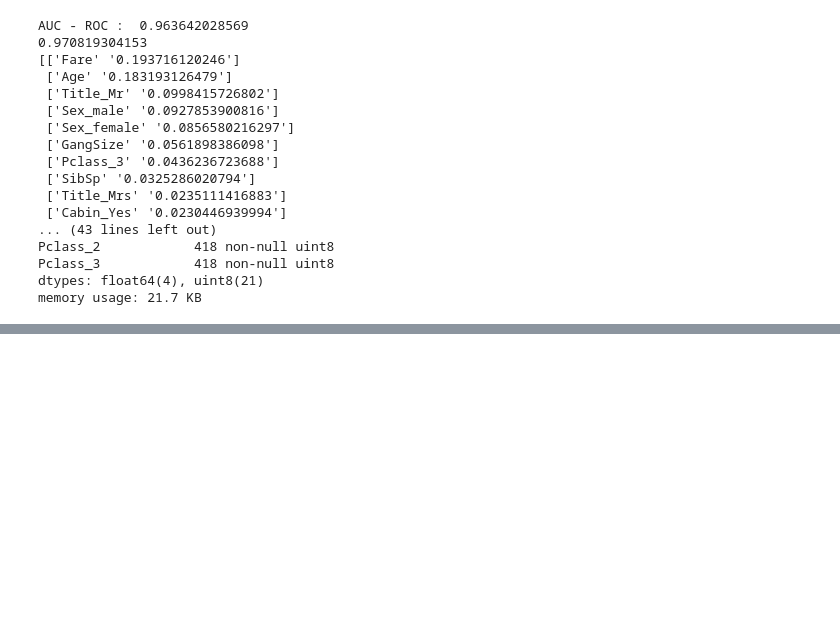
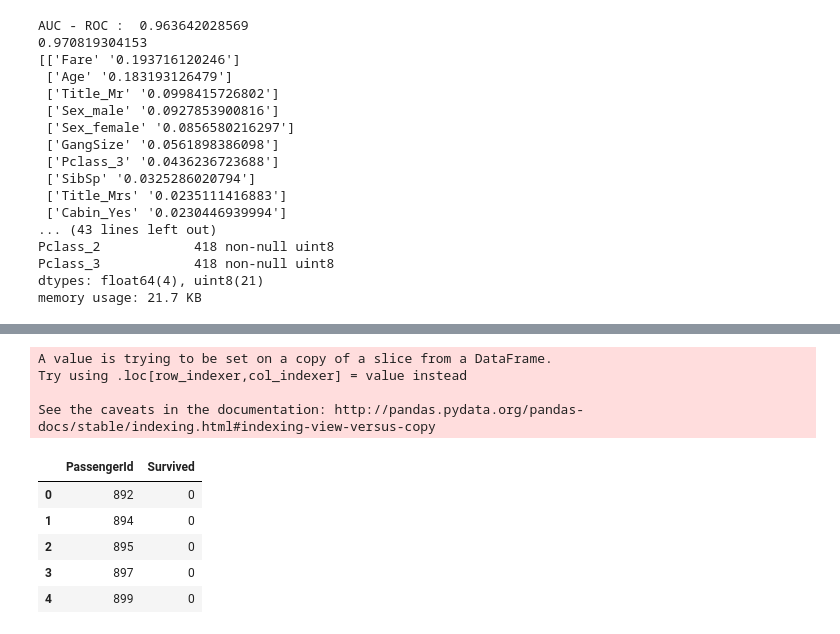
Before and after one commit to djoker911/kaggle_titanic, a Jupyter notebook: process.ipynb, the cells around one changed output, grey strips where cells are left out. Cells and saved outputs as stored; diff of their text form; code cells hidden in the pictures; blank space fills up the shorter version.

Commit message:
Split data to male , female and then run RF, but the outcome looks like shit 66%

```diff
--- a/process.ipynb
+++ b/process.ipynb
@@ -611,3 +611,61 @@ Pclass_2            418 non-null uint8
 Pclass_3            418 non-null uint8
 dtypes: float64(4), uint8(21)
 memory usage: 21.7 KB
+# %%
+from sklearn.ensemble import RandomForestClassifier
+from sklearn.metrics import mean_squared_error
+from sklearn.metrics import roc_auc_score
+
+rf_df = df.copy()
+male_df = rf_df[rf_df.Sex_male==1]
+female_df = rf_df[rf_df.Sex_female==1]
+
+male_train_features = male_df.values[:,1:]
+male_train_labels = male_df.values[:,0]
+male_train_features_df = male_df.loc[:, male_df.columns != 'Survived']
+
+male_train_features_df['GangSize'] = 1
+male_train_features_df['GangSize'] = male_train_features_df['GangSize']+male_train_features_df['Parch']+\
+                                male_train_features_df['SibSp']
+
+test_features_df = df_test.copy()
+test_features_df.info()
+test_features_df['GangSize'] = 1
+test_features_df['GangSize'] = test_features_df['GangSize']+test_features_df['Parch']+\
+                                test_features_df['SibSp']
+
+male_test_features_df = test_features_df[test_features_df.Sex_male==1]
+
+
+
+
+# Using feature_importances_ check and pick
+# train_features_df = train_features_df[['Fare','Age', 'Title_Mr', 'Sex_male', 'Sex_female',\
+#                                       'GangSize', 'Pclass_3', 'SibSp']]
+male_features_forest = male_train_features_df.values
+male_target = male_df.Survived.values
+male_forest = RandomForestClassifier(max_depth=5,n_estimators = 500, min_samples_split=3, \
+                                    random_state = 1, max_features='sqrt', min_samples_leaf=1,\
+                                   oob_score = True)
+male_my_forest = male_forest.fit(male_features_forest, male_target)
+
+print "AUC - ROC : ", roc_auc_score(male_target,male_my_forest.predict(male_features_forest))
+
+
+a = male_train_features_df.columns.values
+b = male_my_forest.feature_importances_
+# print(np.array(list(zip(a,b))))
+male_pair = np.array(list(zip(a,b)))
+# print(male_pair[male_pair[:,1].argsort(kind='mergesort')[::-1][:30]])
+
+
+male_df["eval_forest"] = male_my_forest.predict(male_features_forest)
+male_df.head(20)
+print(len(male_df))
+
+male_rf_prediction = male_my_forest.predict(male_test_features_df.values)
+male_rf_solution = pd.DataFrame({'PassengerId':data_test[data_test.Sex=='male']['PassengerId'].as_matrix(),\
+                                 'Survived':male_rf_prediction.ravel().astype(np.int32)})
+
+male_rf_solution.head(5)
+# %% [output]
@@ -613,0 +689,10 @@ memory usage: 21.7 KB
+A value is trying to be set on a copy of a slice from a DataFrame.
+Try using .loc[row_indexer,col_indexer] = value instead
+
+See the caveats in the documentation: http://pandas.pydata.org/pandas-docs/stable/indexing.html#indexing-view-versus-copy
+|  | PassengerId | Survived |
+| 0 | 892 | 0 |
+| 1 | 894 | 0 |
+| 2 | 895 | 0 |
+| 3 | 897 | 0 |
+| 4 | 899 | 0 |
```
Also changed, not shown: parts of 4 cells of this notebook.
